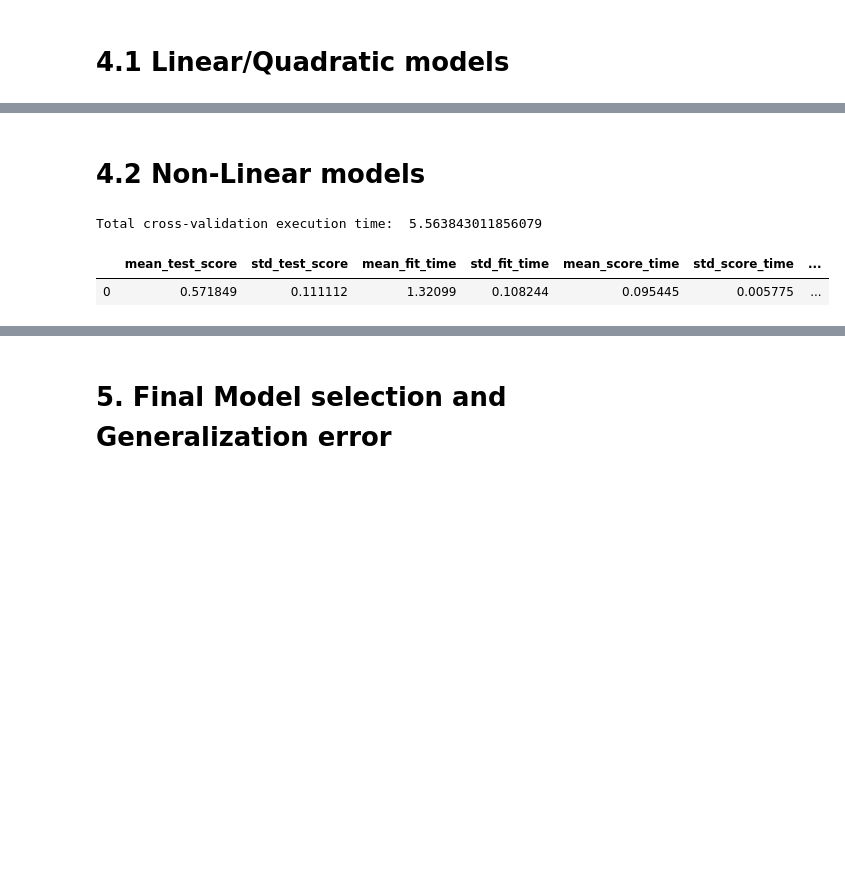
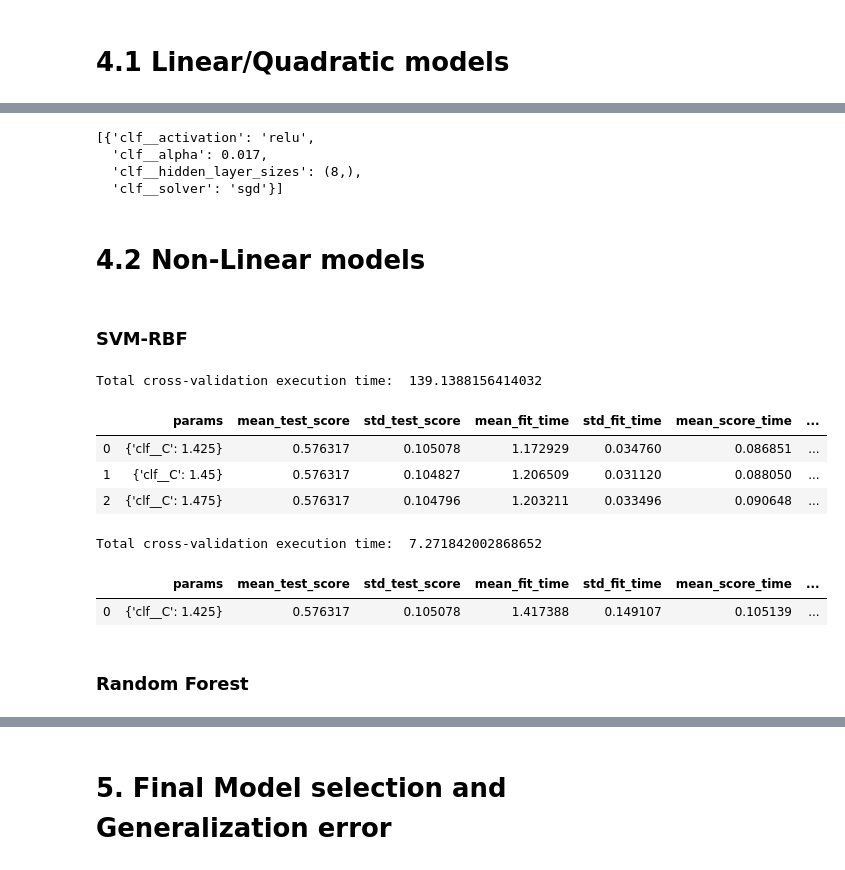
Before and after one commit to josebasierra/clasificacion-imagenes-mentales-APA, a Jupyter notebook: script.ipynb, the cells around one changed output, grey strips where cells are left out. Cells and saved outputs as stored; diff of their text form; code cells hidden in the pictures; blank space fills up the shorter version.

```diff
--- a/script.ipynb
+++ b/script.ipynb
@@ -463,8 +470,17 @@ Total cross-validation execution time:  414.1426296234131
 # %%
 #After executing the upper block, updates the model if it is better than the previous one
 update_model("MLP", MLP_data, MLP_model)
+# %%
+list(MLP_data.params)
+# %% [output]
+[{'clf__activation': 'relu',
+  'clf__alpha': 0.017,
+  'clf__hidden_layer_sizes': (8,),
+  'clf__solver': 'sgd'}]
 # %% [markdown]
 # 4.2 Non-Linear models
+# %% [markdown]
+### SVM-RBF
 # %%
 #load all linear/quadratic models if they exist, otherwise they contain 0
 
@@ -473,20 +489,40 @@ loaded_randomforest = get_model("random_forest")
 # %%
 # pendiente mirar lab svm para explorar hiperparametros
 from sklearn.svm import SVC
-
+pca = PCA(0.95)
 # SVM with RBF kernel
 pipeline = Pipeline([('scaler', scaler), ('pca', pca), ('clf', SVC(gamma='scale'))])
-
-SVMRBF_model, SVMRBF_data = execute(pipeline)
+parameter_space = {
+    'clf__C': [1+0.025*n for n in range(0,40)]
+}
+SVMRBF_model, SVMRBF_data = execute(pipeline, parameter_space)
 SVMRBF_data['model'] = 'SVM RBF'
+pca = PCA(0.95)
 SVMRBF_data
 # %% [output]
-Total cross-validation execution time:  5.563843011856079
+Total cross-validation execution time:  139.1388156414032
-|  | mean_test_score | std_test_score | mean_fit_time | std_fit_time | mean_score_time | std_score_time | ... |
-| 0 | 0.571849 | 0.111112 | 1.32099 | 0.108244 | 0.095445 | 0.005775 | ... |
+|  | params | mean_test_score | std_test_score | mean_fit_time | std_fit_time | mean_score_time | ... |
+| 0 | {'clf__C': 1.425} | 0.576317 | 0.105078 | 1.172929 | 0.034760 | 0.086851 | ... |
+| 1 | {'clf__C': 1.45} | 0.576317 | 0.104827 | 1.206509 | 0.031120 | 0.088050 | ... |
+| 2 | {'clf__C': 1.475} | 0.576317 | 0.104796 | 1.203211 | 0.033496 | 0.090648 | ... |
+# %%
+# SVM with RBF kernel
+pipeline = Pipeline([('scaler', scaler), ('pca', pca), ('clf', SVC(gamma='scale'))])
+parameter_space = {
+    'clf__C': [1.425]
+}
+SVMRBF_model, SVMRBF_data = execute(pipeline, parameter_space)
+SVMRBF_data['model'] = 'SVM RBF'
+SVMRBF_data
+# %% [output]
+Total cross-validation execution time:  7.271842002868652
+|  | params | mean_test_score | std_test_score | mean_fit_time | std_fit_time | mean_score_time | ... |
+| 0 | {'clf__C': 1.425} | 0.576317 | 0.105078 | 1.417388 | 0.149107 | 0.105139 | ... |
 # %%
 #After executing the upper block, updates the model if it is better than the previous one
 update_model("SVMRBF", SVMRBF_data, SVMRBF_model)
+# %% [markdown]
+### Random Forest
 # %%
 # pendiente mirar lab random forest para explorar hiperparametros
 from sklearn.ensemble import RandomForestClassifier
```
Also changed, not shown: parts of 11 cells of this notebook, 10 other files.
